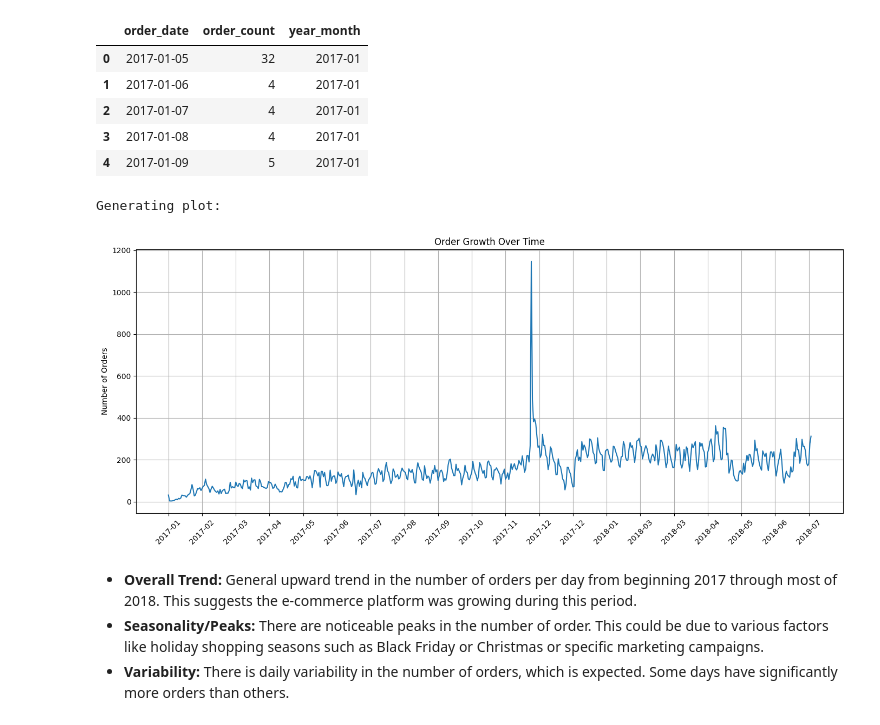
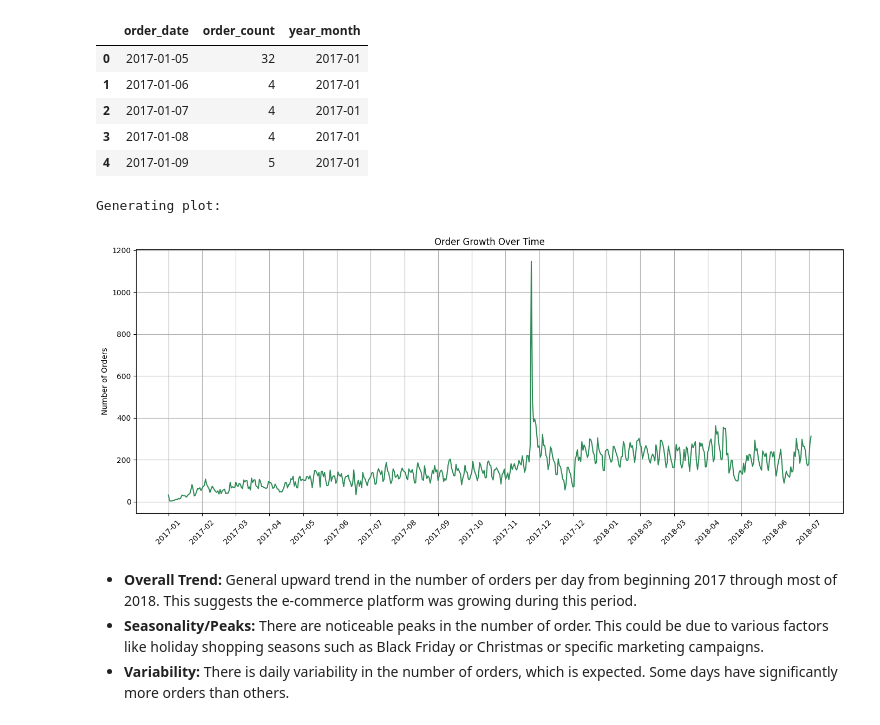
Before and after one commit to andy-nguyen-21/BrazilianE-Commerce, a Jupyter notebook: E_commerce_data_analyst.ipynb, the cells around one changed output. Cells and saved outputs as stored; diff of their text form; code cells hidden in the pictures.

```diff
--- a/E_commerce_data_analyst.ipynb
+++ b/E_commerce_data_analyst.ipynb
@@ -146,21 +146,21 @@ Note: I filter out orders before 2017-01, and after 2018-08 due to suspected mis
 # %%
 import matplotlib.pyplot as plt
 print("Generating plot:")
 
 plt.figure(figsize=(14, 6)) # Use plt.figure to set the figure size
-plt.plot(orders_per_day.index, orders_per_day['order_count']) # Plot against the index
+plt.plot(orders_per_day.index, orders_per_day['order_count'], color='seagreen') # Plot against the index
 plt.ylabel('Number of Orders')
 plt.title('Order Growth Over Time')
 
 # Set the x-axis ticks and labels
 plt.xticks(orders_per_day.index[::30], orders_per_day['year_month'][::30], rotation=45) # Use year_month for labels, show every 30th tick
 
 plt.grid(True) # Add a grid for better readability
 plt.tight_layout() # Adjust layout to prevent labels overlapping
 plt.show()
 # %% [output]
 Generating plot:
-[figure, old version]
+[figure, new version]
 # %% [markdown]
 - **Overall Trend:**
 General upward trend in the number of orders per day from beginning 2017 through most of 2018. This suggests the e-commerce platform was growing during this period.
```
Also changed, not shown: parts of 12 cells of this notebook.
